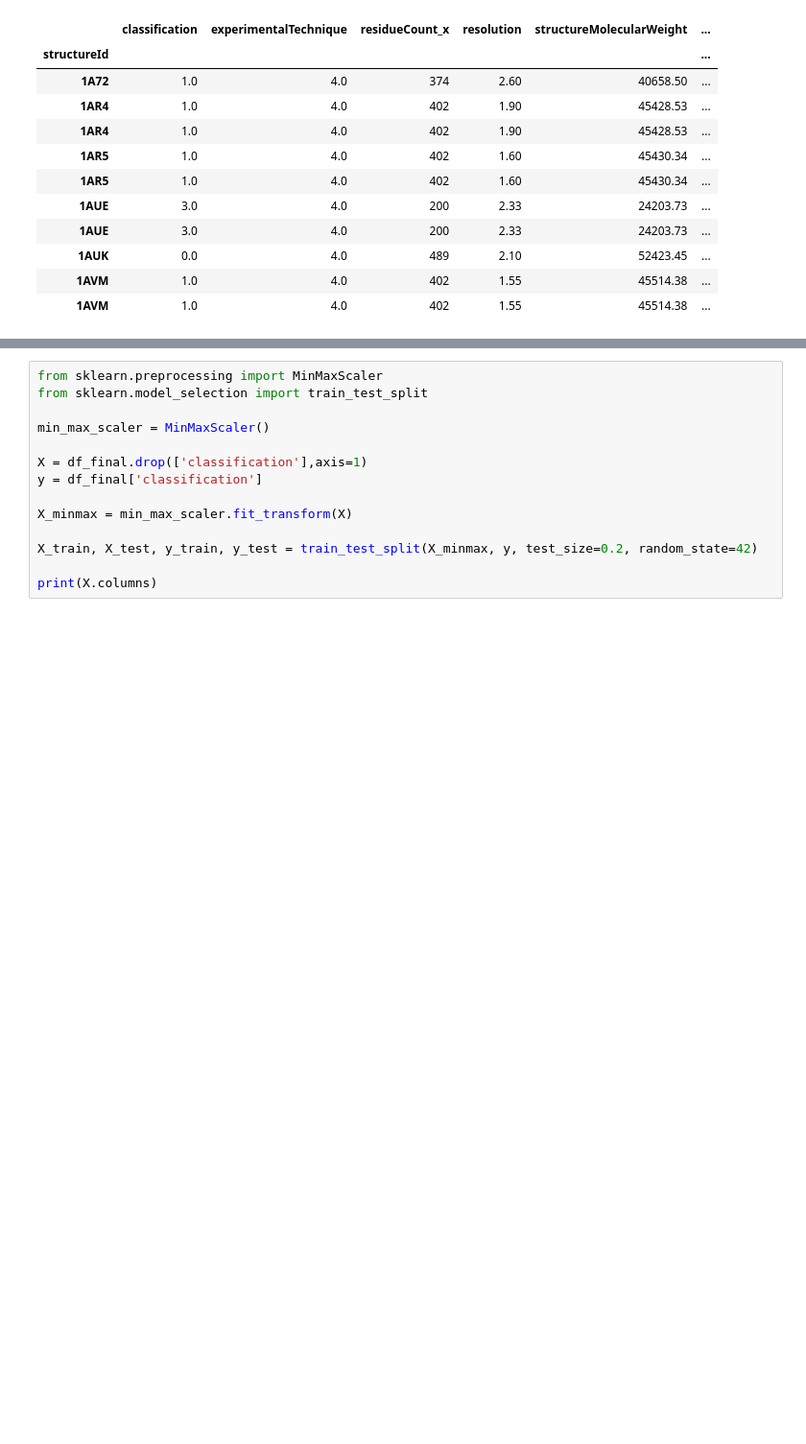
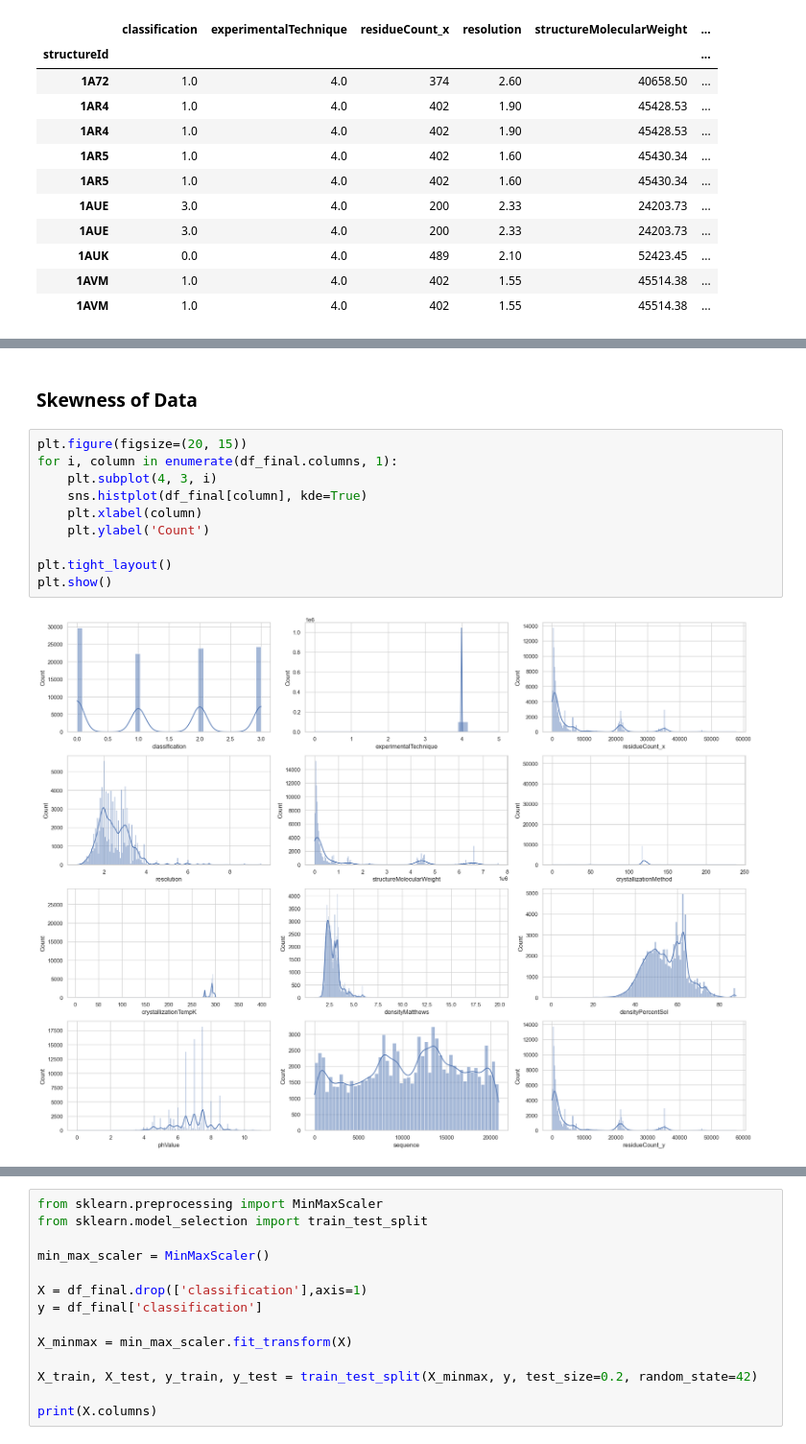
Before and after one commit to parthkhurana07/Protein_Family_Classification, a Jupyter notebook: protein_classification.ipynb, the cells around one changed output, grey strips where cells are left out. Shown: that part at 96% size. Drawn from its saved outputs; the diff is of its cells as text; blank space fills up the shorter version.

```diff
--- a/protein_classification.ipynb
+++ b/protein_classification.ipynb
@@ -228,0 +240,14 @@ array([[<Axes: title={'center': 'classification'}>,
+# %% [markdown]
+### Skewness of Data
+# %%
+plt.figure(figsize=(20, 15))
+for i, column in enumerate(df_final.columns, 1):
+    plt.subplot(4, 3, i)
+    sns.histplot(df_final[column], kde=True)
+    plt.xlabel(column)
+    plt.ylabel('Count')
+
+plt.tight_layout()
+plt.show()
+# %% [output]
+[figure, added]
```
Also changed, not shown: parts of 18 cells of this notebook.
